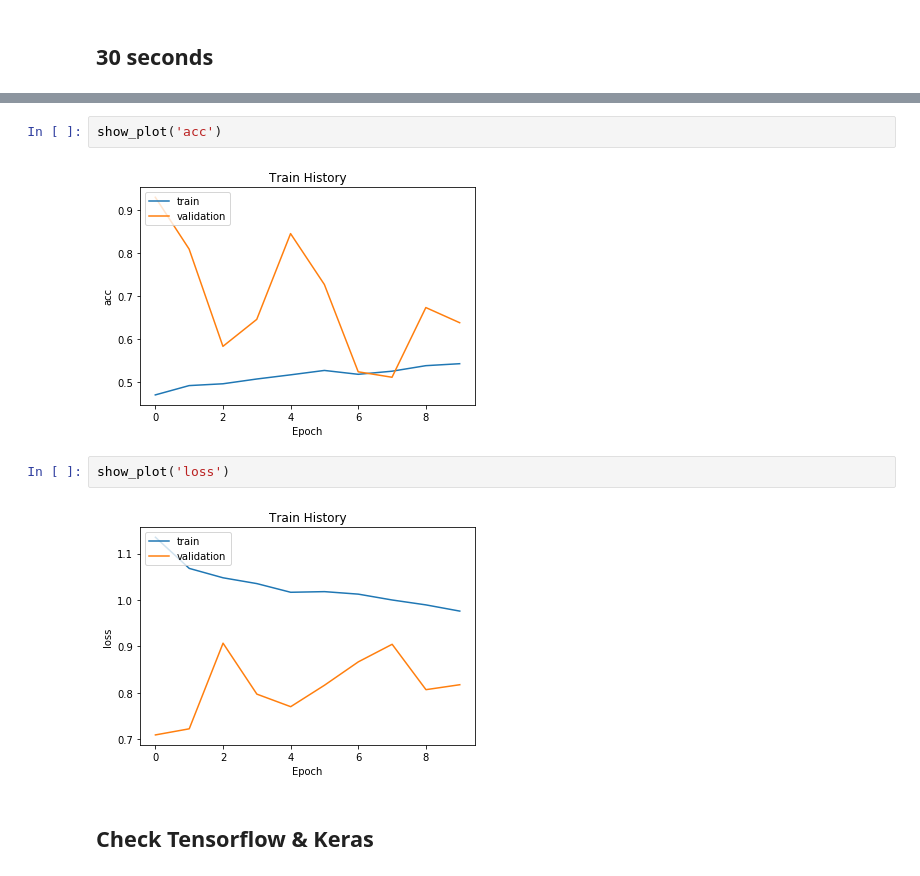
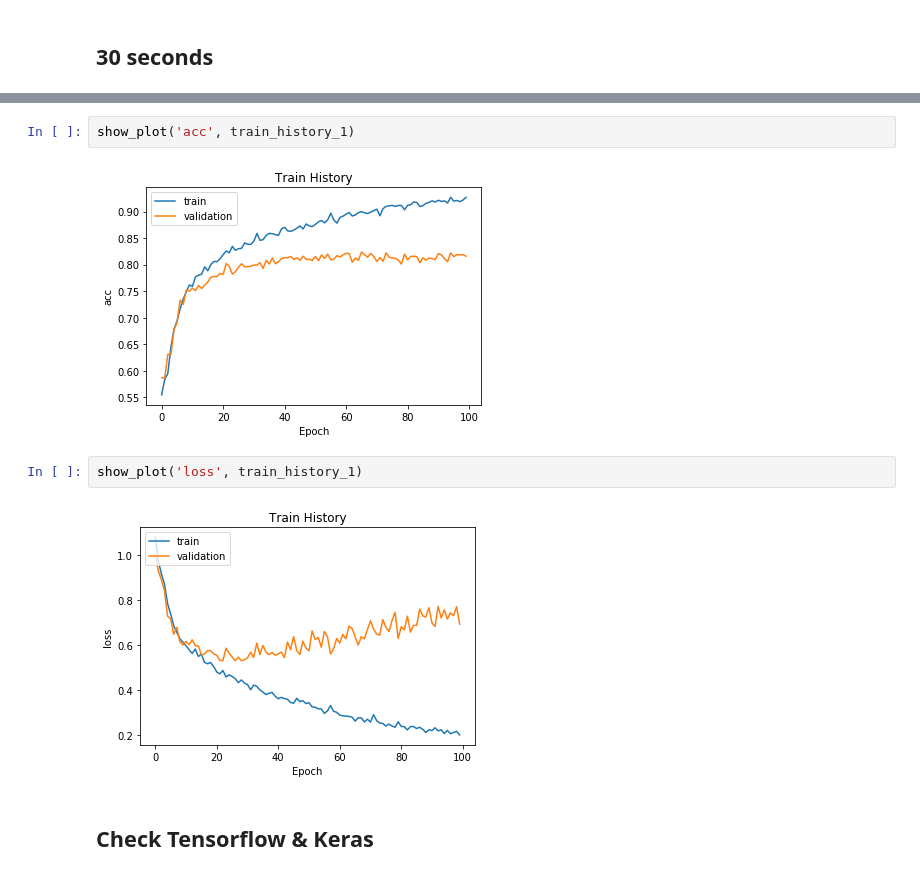
Before and after one commit to yanshuolee/ECG-AF-Detection, a Jupyter notebook: model_training.ipynb, the cells around one changed output, grey strips where cells are left out. Cells and saved outputs as stored; diff of their text form.

Commit message:
using s to train increase acc

```diff
--- a/model_training.ipynb
+++ b/model_training.ipynb
@@ -320,11 +356,11 @@ ResourceExhaustedError: OOM when allocating tensor with shape[100,1,8998,512]
 # %%
-show_plot('acc')
+show_plot('acc', train_history_1)
 # %% [output]
-[figure, old version]
+[figure, new version]
 # %%
-show_plot('loss')
+show_plot('loss', train_history_1)
 # %% [output]
-[figure, old version]
+[figure, new version]
 # %% [markdown]
 ## Check Tensorflow & Keras
 # %%
```
Also changed, not shown: parts of 6 cells of this notebook, 3 other files.
